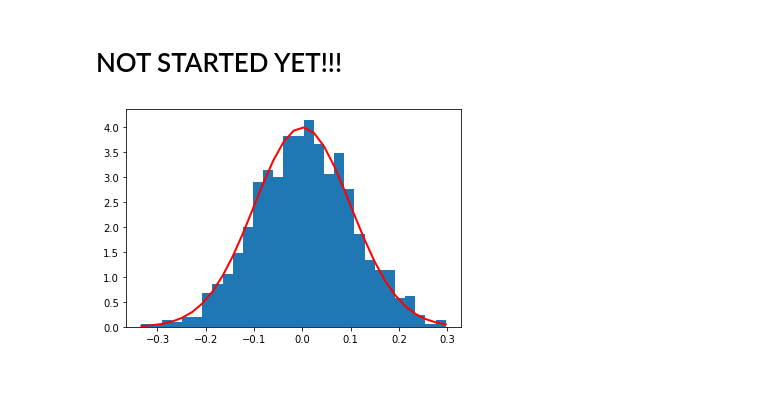
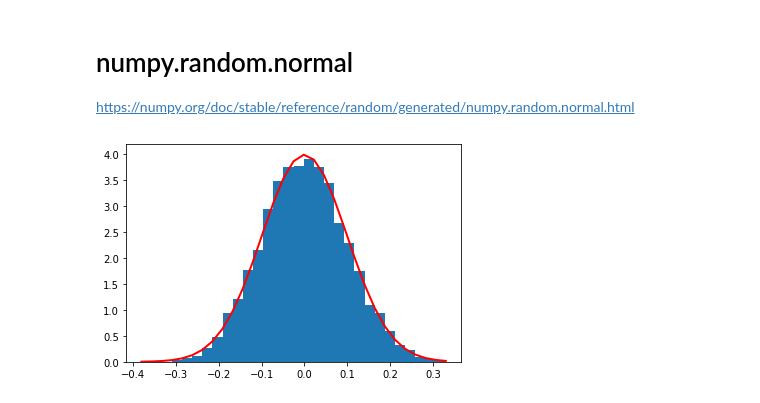
Before and after one commit to Rainbowpen/AI_and_security_2020, a Jupyter notebook: 20201007.ipynb, the cells around one changed output. Drawn from its saved outputs; the diff is of its cells as text; code cells hidden in the pictures.

```diff
--- a/20201007.ipynb
+++ b/20201007.ipynb
@@ -1,19 +1,20 @@
 # %% [markdown]
 <a href="https://colab.research.google.com/github/Rainbowpen/AI_and_security_2020/blob/master/20201007.ipynb" target="_parent"><img src="https://colab.research.google.com/assets/colab-badge.svg" alt="Open In Colab"/></a>
-# %% [markdown]
-# NOT STARTED YET!!!
+# %% [markdown]
+# numpy.random.normal
+https://numpy.org/doc/stable/reference/random/generated/numpy.random.normal.html
 # %%
 import numpy as np
 import matplotlib.pyplot as plt
 
 mu, sigma = 0, 0.1 # mean and standard deviation
-s = np.random.normal(mu, sigma, 1000)
+s = np.random.normal(mu, sigma, 10000)
 
 abs(mu - np.mean(s))
 
 count, bins, ignored = plt.hist(s, 30, density=True)
 plt.plot(bins, 1/(sigma * np.sqrt(2 * np.pi)) *np.exp( - (bins - mu)**2 / (2 * sigma**2) ),
          linewidth=2, color='r')
 plt.show()
 # %% [output]
-[figure, old version]
+[figure, new version]
```
Also changed, not shown: parts of 9 cells of this notebook.
